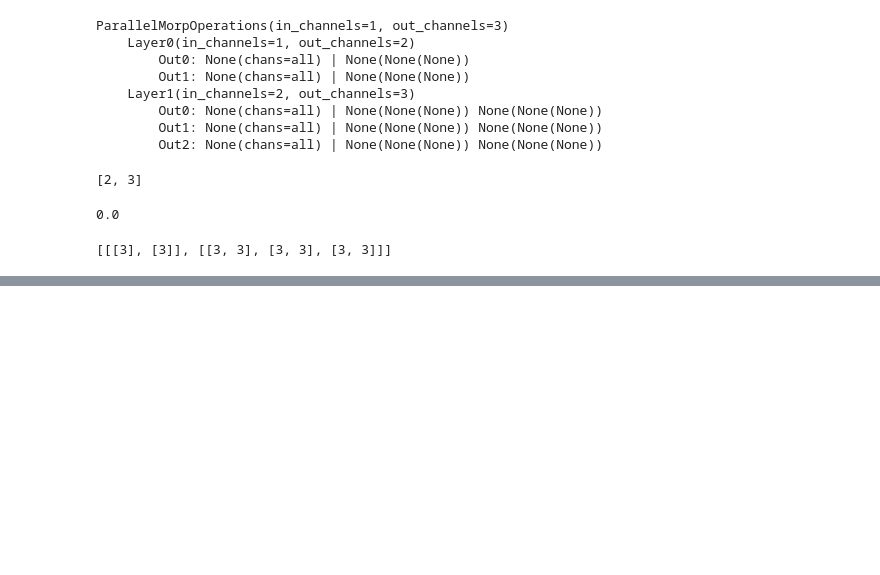
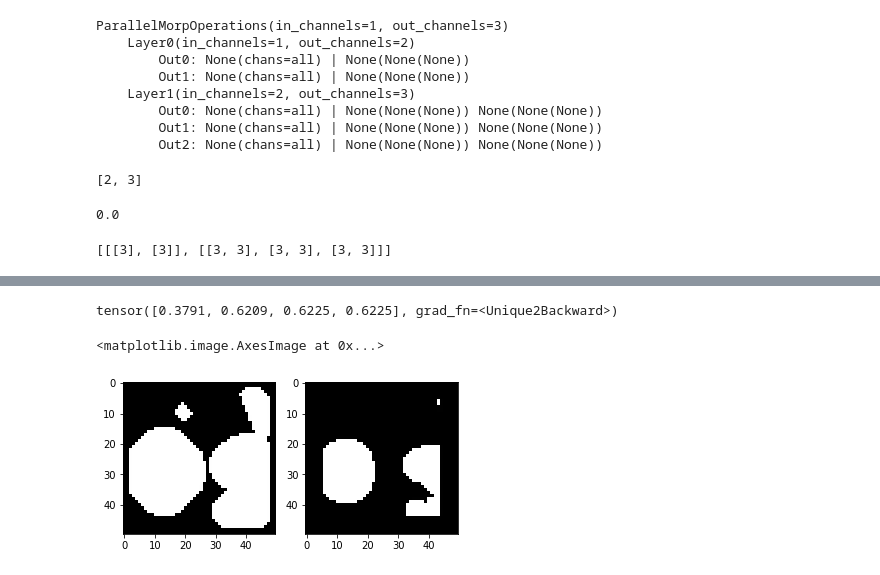
Before and after one commit to TheodoreAouad/3d_segm, a Jupyter notebook: Notebooks/DeepMorphoLUI.ipynb, the cells around one changed output, grey strips where cells are left out. Drawn from its saved outputs; the diff is of its cells as text; code cells hidden in the pictures; blank space fills up the shorter version.

Commit message:
added bisel

```diff
--- a/Notebooks/DeepMorphoLUI.ipynb
+++ b/Notebooks/DeepMorphoLUI.ipynb
@@ -456,0 +571,15 @@ morp1.selem_args
+# %%
+reload_modules()
+model = bisel.BiSEL(in_channels=1, out_channels=2, kernel_size=5)
+
+new_weights = torch.zeros((2, 1, 5, 5))
+
+new_weights[0, 0] = (torch.tensor(dataset.morp_fn.selems[0][0][0]) - .5) * 40
+new_weights[1, 0] = (torch.tensor(dataset.morp_fn.selems[0][1][0]) - .5) * 40
+model.bises[0].set_weights(new_weights)
+
+
+new_bias = torch.zeros(2)
+new_bias[0] = 0.5
+new_bias[1] = dataset.morp_fn.selems[0][1][0].sum() - 0.5
+model.bises[0].set_bias(-new_bias)
@@ -456,0 +646,2 @@ morp1.selem_args
+# %%
+otp = model(img.unsqueeze(0))
@@ -456,0 +650,13 @@ morp1.selem_args
+# %%
+otp[0, 0].unique()
+# %% [output]
+tensor([0.3791, 0.6209, 0.6225, 0.6225], grad_fn=<Unique2Backward>)
+# %%
+plt.subplot(121)
+plt.imshow(otp[0, 0].detach(), cmap='gray')
+
+plt.subplot(122)
+plt.imshow(otp[0, 1].detach(), cmap='gray')
+# %% [output]
+<matplotlib.image.AxesImage at 0x...>
+[figure, added]
```
Also changed, not shown: parts of 21 cells of this notebook, 5 other files.
